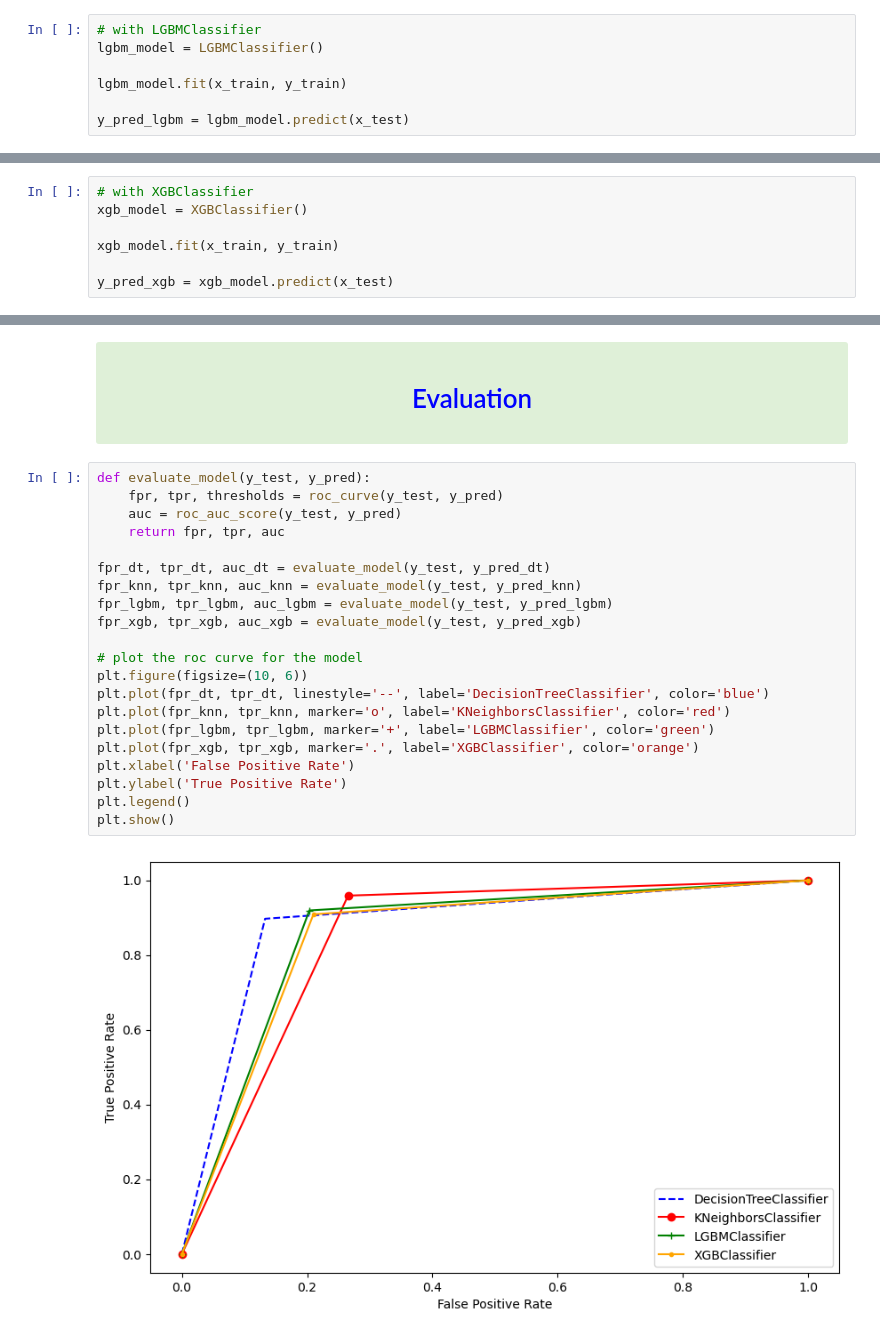
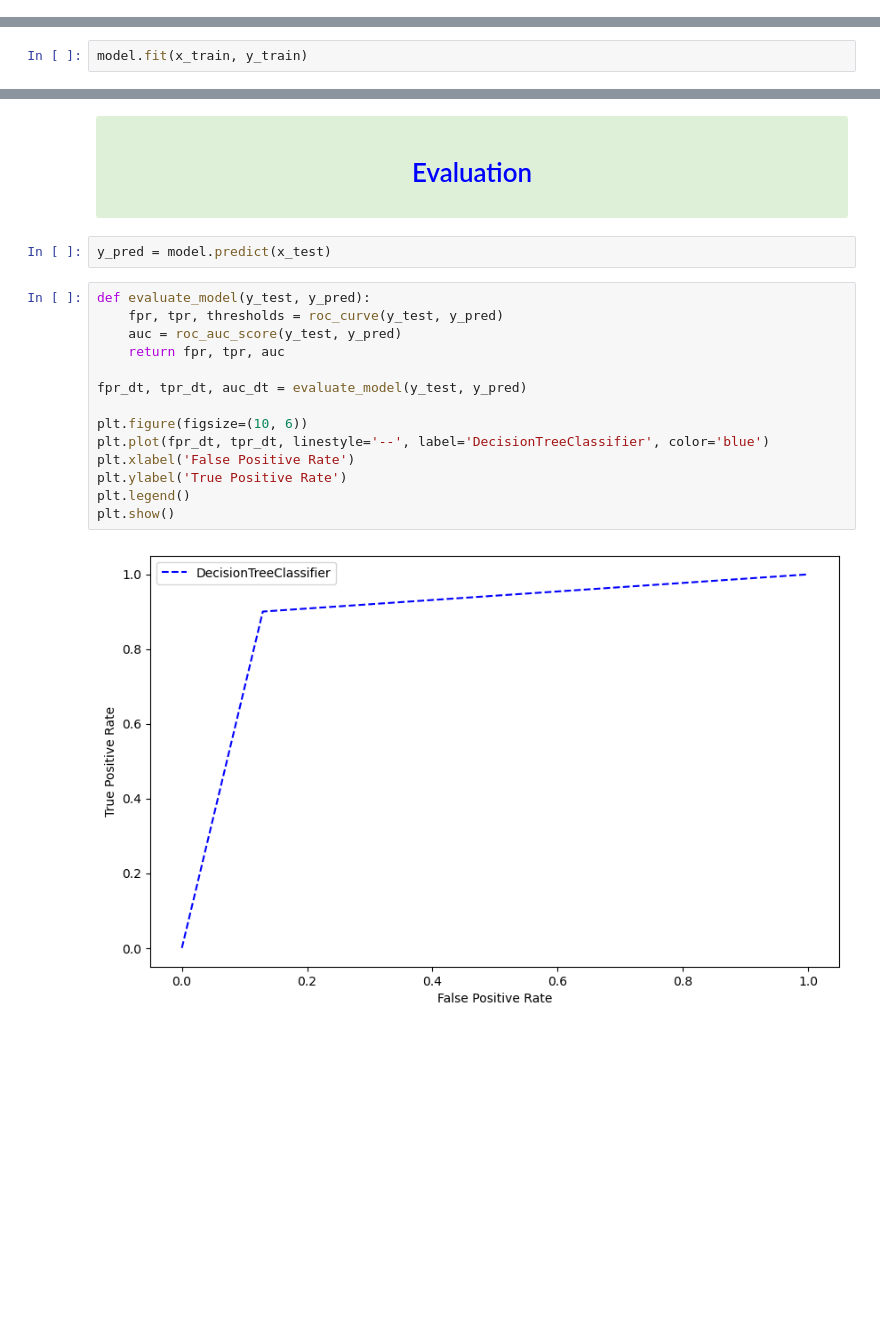
Before and after one commit to ahmedhassan456/binary_classification_of_insurance_cross_selling, a Jupyter notebook: binary_classification_of_insurance_cross_selling.ipynb, the cells around one changed output, grey strips where cells are left out. Saved outputs shown, nothing was run; the diff lists cells and outputs as text; blank space fills up the shorter version.

```diff
--- a/binary_classification_of_insurance_cross_selling.ipynb
+++ b/binary_classification_of_insurance_cross_selling.ipynb
@@ -489,7 +475,0 @@ y_pred_knn = knn_model.predict(x_test)
-# %%
-# with LGBMClassifier
-lgbm_model = LGBMClassifier()
-
-lgbm_model.fit(x_train, y_train)
-
-y_pred_lgbm = lgbm_model.predict(x_test)
@@ -506,7 +476,2 @@ And if memory is not enough, you can set `force_col_wise=true`.
-# %%
-# with XGBClassifier
-xgb_model = XGBClassifier()
-
-xgb_model.fit(x_train, y_train)
-
-y_pred_xgb = xgb_model.predict(x_test)
+# %%
+model.fit(x_train, y_train)
@@ -515,28 +482,23 @@ y_pred_xgb = xgb_model.predict(x_test)
         <h1 align="center" style="color:blue;">Evaluation</h1>
 
 </div>
+# %%
+y_pred = model.predict(x_test)
 # %%
 def evaluate_model(y_test, y_pred):
     fpr, tpr, thresholds = roc_curve(y_test, y_pred)
     auc = roc_auc_score(y_test, y_pred)
     return fpr, tpr, auc
 
-fpr_dt, tpr_dt, auc_dt = evaluate_model(y_test, y_pred_dt)
-fpr_knn, tpr_knn, auc_knn = evaluate_model(y_test, y_pred_knn)
-fpr_lgbm, tpr_lgbm, auc_lgbm = evaluate_model(y_test, y_pred_lgbm)
-fpr_xgb, tpr_xgb, auc_xgb = evaluate_model(y_test, y_pred_xgb)
+fpr_dt, tpr_dt, auc_dt = evaluate_model(y_test, y_pred)
 
-# plot the roc curve for the model
 plt.figure(figsize=(10, 6))
 plt.plot(fpr_dt, tpr_dt, linestyle='--', label='DecisionTreeClassifier', color='blue')
-plt.plot(fpr_knn, tpr_knn, marker='o', label='KNeighborsClassifier', color='red')
-plt.plot(fpr_lgbm, tpr_lgbm, marker='+', label='LGBMClassifier', color='green')
-plt.plot(fpr_xgb, tpr_xgb, marker='.', label='XGBClassifier', color='orange')
 plt.xlabel('False Positive Rate')
 plt.ylabel('True Positive Rate')
 plt.legend()
 plt.show()
 # %% [output]
-[figure, old version]
+[figure, new version]
 # %%
 print("AUC Score for DecisionTreeClassifier: ", auc_dt)
```
Also changed, not shown: parts of 17 cells of this notebook.
